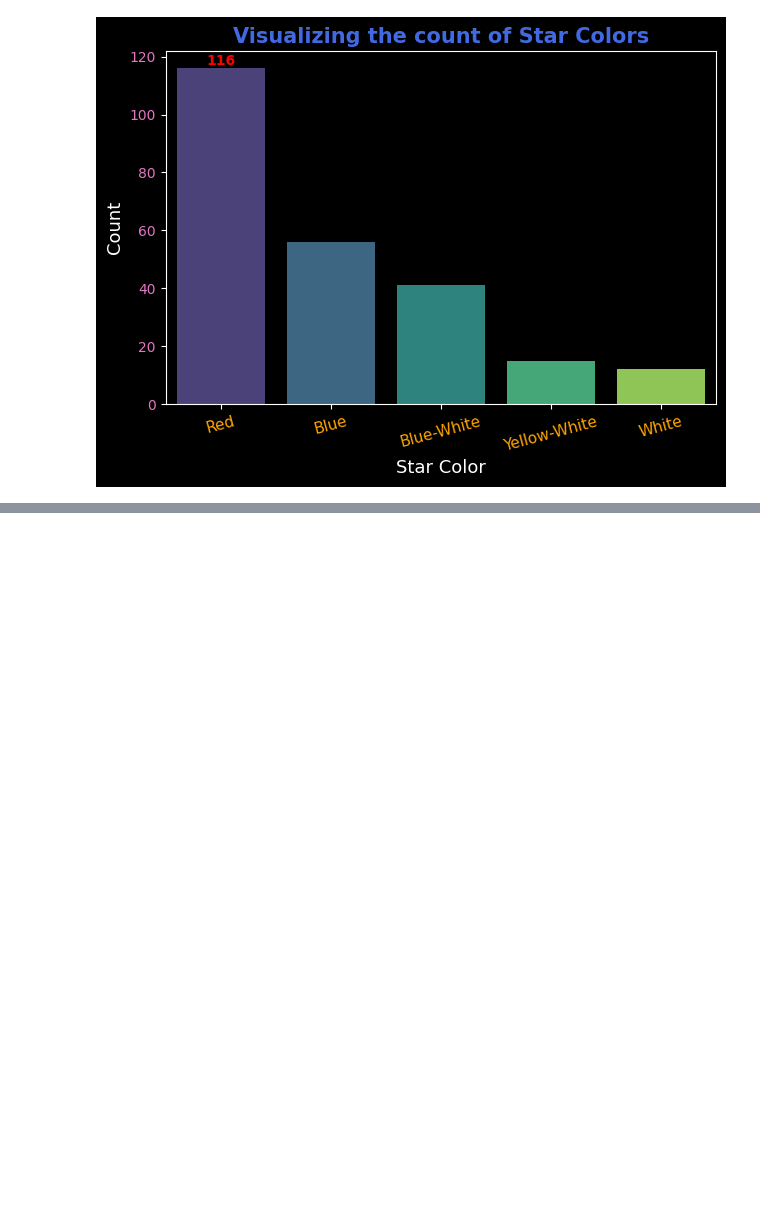
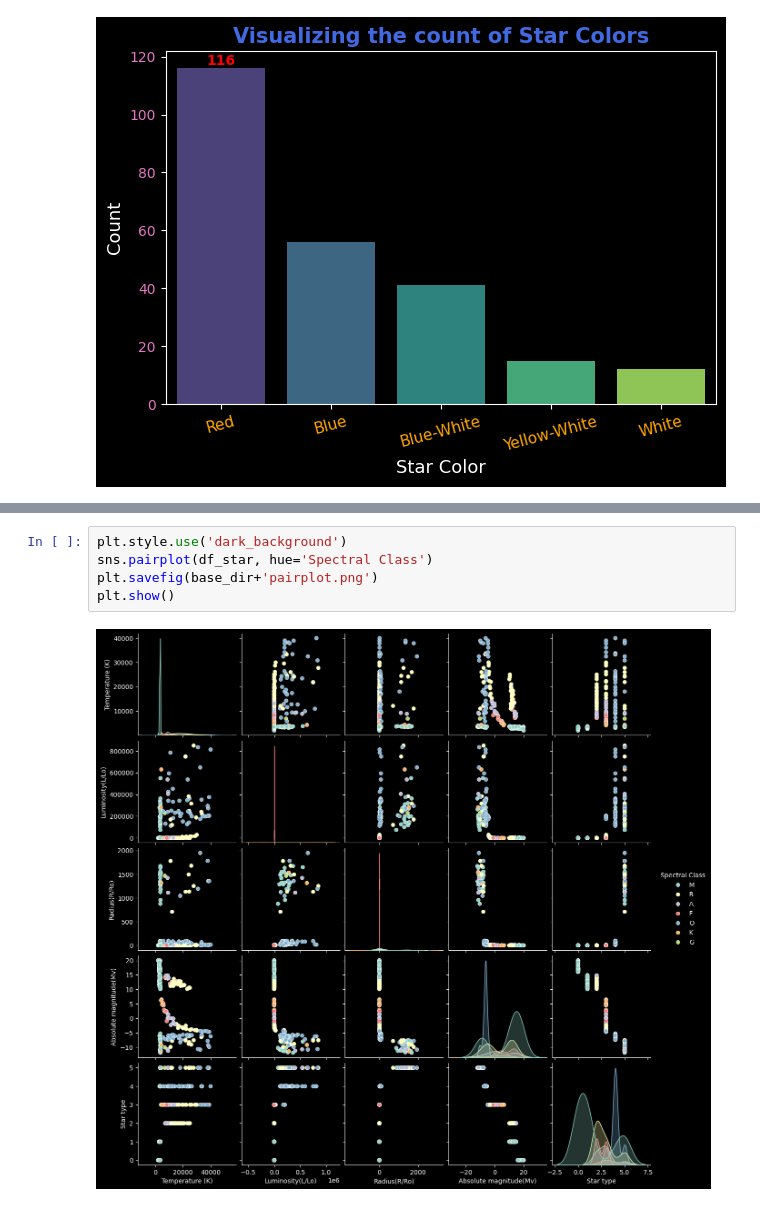
Before and after one commit to Fabricio-colombo/Astronomical_Data, a Jupyter notebook: Astronomical/Astronomical.ipynb, the cells around one changed output, grey strips where cells are left out. Drawn from its saved outputs; the diff is of its cells as text; blank space fills up the shorter version.

```diff
--- a/Astronomical/Astronomical.ipynb
+++ b/Astronomical/Astronomical.ipynb
@@ -99,0 +162,7 @@ plt.show()
+# %%
+plt.style.use('dark_background')
+sns.pairplot(df_star, hue='Spectral Class')
+plt.savefig(base_dir+'pairplot.png')
+plt.show()
+# %% [output]
+[figure, added]
```
Also changed, not shown: parts of 12 cells of this notebook, 7 other files.
